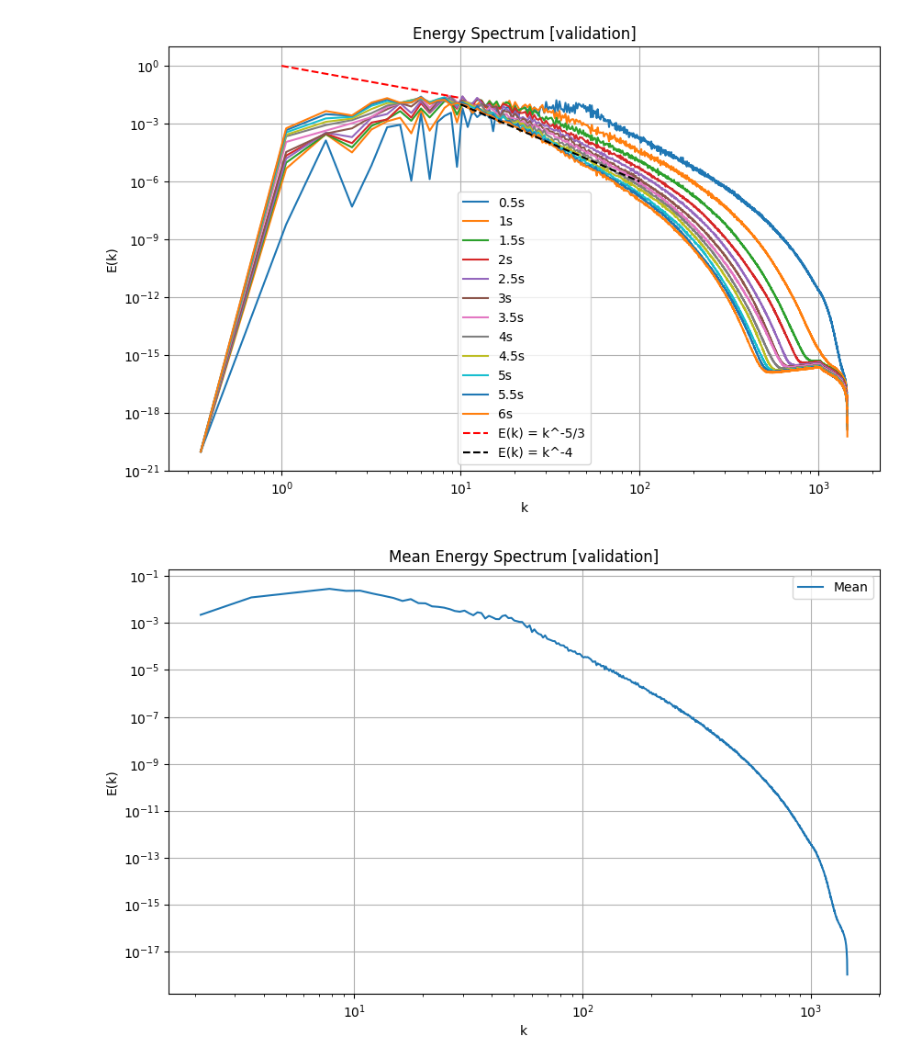
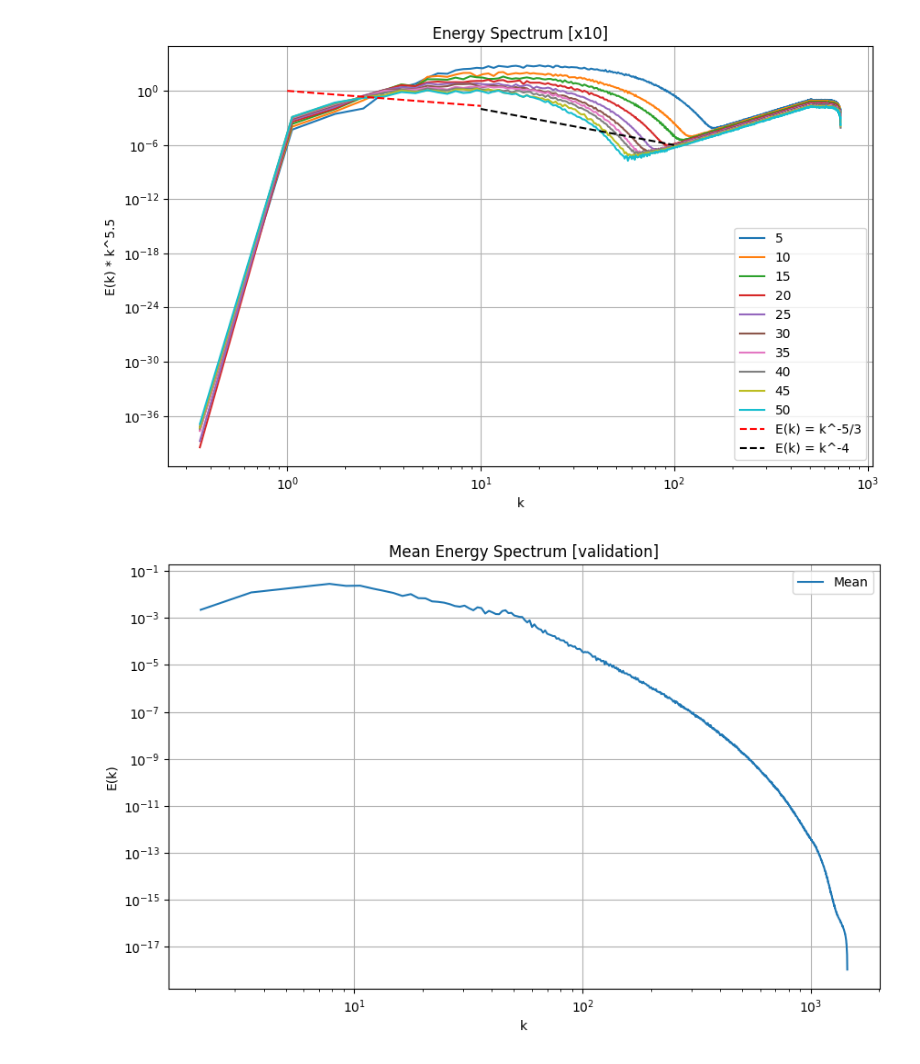
Before and after one commit to red1ithink/EnergySpectrum, a Jupyter notebook: spectrum.ipynb, the cells around one changed output. Saved outputs shown, nothing was run; the diff lists cells and outputs as text; code cells hidden in the pictures.

```diff
--- a/spectrum.ipynb
+++ b/spectrum.ipynb
@@ -26,20 +26,20 @@ for files, title in zip(files_list, titles):
 # %%
 plt.figure(figsize=(10, 6))
 
-for file in files:
+for file in files2:
     k, ek = get_ek(file)
     label = file.split('/')[-1].split('_')[0]
-    plt.loglog(k, k**(-5)*ek, label=f"{label}")
+    plt.loglog(k, k**(5.5)*ek, label=f"{label}")
 
 compared_line()
 plt.xlabel("k")
-plt.ylabel("E(k)")
-plt.title("Energy Spectrum [validation]")
+plt.ylabel("E(k) * k^5.5")
+plt.title("Energy Spectrum [x10]")
 plt.legend()
 plt.grid(True)
 plt.show()
 # %% [output]
-[figure, old version]
+[figure, new version]
 # %%
 all_ek = []
 
```
